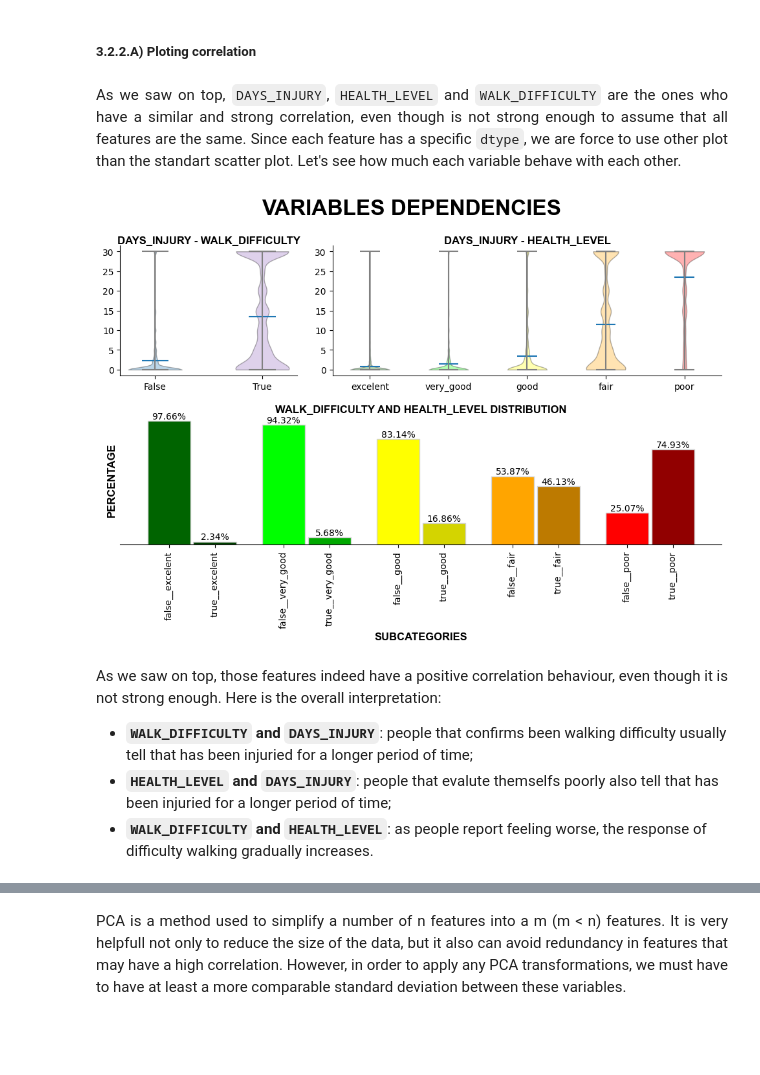
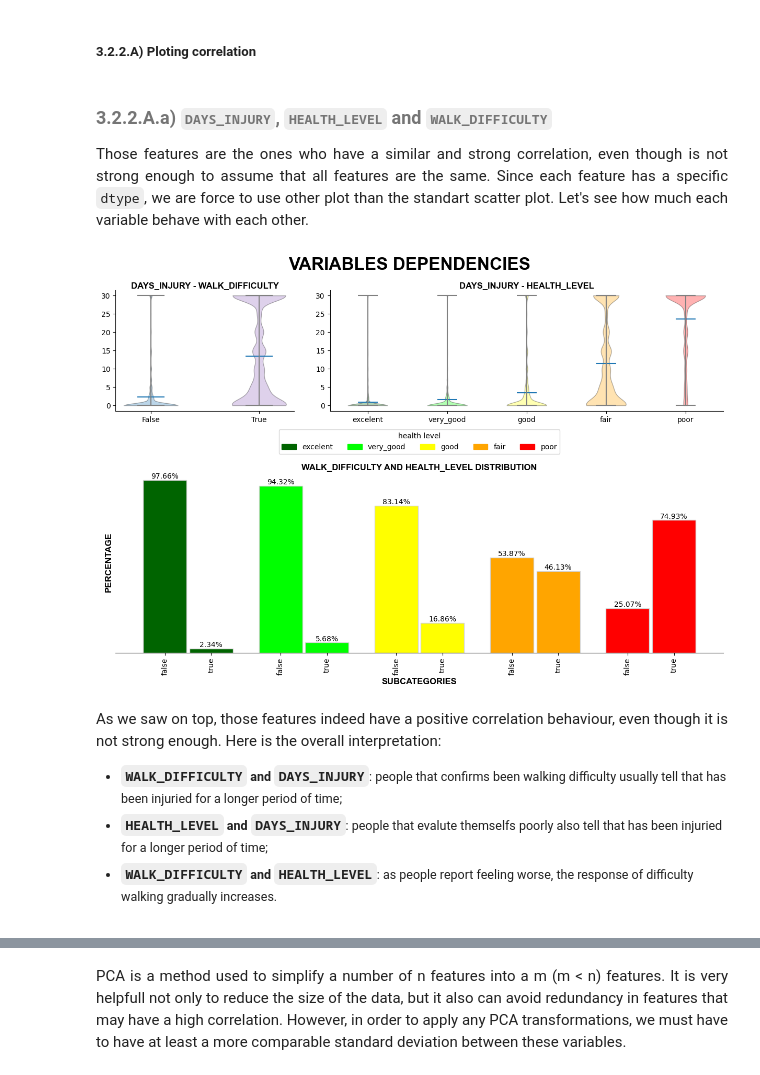
Before and after one commit to TulioInoue/diabetes_study, a Jupyter notebook: cleanning_data.ipynb, the cells around one changed output, grey strips where cells are left out. Cells and saved outputs as stored; diff of their text form; code cells hidden in the pictures; blank space fills up the shorter version.

```diff
--- a/cleanning_data.ipynb
+++ b/cleanning_data.ipynb
@@ -605,13 +622,16 @@ plt.show()
 # %% [markdown]
 ##### 3.2.2.A) Ploting correlation
 # %% [markdown]
-<p align="justify">As we saw on top, <code>DAYS_INJURY</code>, <code>HEALTH_LEVEL</code> and <code>WALK_DIFFICULTY</code> are the ones who have a similar and strong correlation, even though is not strong enough to assume that all features are the same. Since each feature has a specific <code>dtype</code>, we are force to use other plot than the standart scatter plot. Let's see how much each variable behave with each other.</p>
+###### <p style="font-size: 18px;">3.2.2.A.a) <code>DAYS_INJURY</code>, <code>HEALTH_LEVEL</code> and <code>WALK_DIFFICULTY</code> </p>
+
+<p align="justify">Those features are the ones who have a similar and strong correlation, even though is not strong enough to assume that all features are the same. Since each feature has a specific <code>dtype</code>, we are force to use other plot than the standart scatter plot. Let's see how much each variable behave with each other.</p>
 # %%
 fig, axs = plt.subplot_mosaic(
     mosaic = [["WALK_DIFFICULTY", "HEALTH_LEVEL", "HEALTH_LEVEL"], ["WALK_DIFFICULTY_HEALTH_LEVEL"]*3],
-    figsize = (12, 6),
+    figsize = (15, 9),
     gridspec_kw = {
-        "hspace": .3
+        "hspace": .4,
+        "height_ratios": [1, 1.5]
     }
 )
 
@@ -653,7 +673,7 @@ plotdf = dataset.group_by(
     by = ["HEALTH_LEVEL", "WALK_DIFFICULTY"]
 ).with_columns(
     (
-        pl.col("WALK_DIFFICULTY") + "__" + pl.col("HEALTH_LEVEL")
+        pl.col("WALK_DIFFICULTY") + "_" + pl.col("HEALTH_LEVEL")
     ).alias("WALK_DIFFICULTY_HEALTH_LEVEL"),
     (
         pl.col("TOTAL")/pl.col("TOTAL").sum().over("HEALTH_LEVEL")
@@ -668,42 +688,65 @@ plots.plot_bar(
     y_values = plotdf["PERCENTAGE"],
     title = {
         "text": "WALK_DIFFICULTY AND HEALTH_LEVEL DISTRIBUTION",
     },
     x_label = {
         "text": "SUBCATEGORIES",
     },
     y_label = {
         "text": "PERCENTAGE",
     },
-    colors =  ["darkgreen", "#004000", "lime", "#00A800", "yellow", "#D4D400", "orange", "#BD7A00", "red", "#910000"],
+    colors =  ["darkgreen", "darkgreen", "lime", "lime", "yellow", "yellow", "orange", "orange", "red", "red"],
     legends = plotdf["WALK_DIFFICULTY_HEALTH_LEVEL"],
     formater = "{:,.2%}",
     tooltip_align = "edge",
     width = .75
 )
 
 axs["WALK_DIFFICULTY_HEALTH_LEVEL"].tick_params(axis='x', labelrotation=90)
 
 axs["WALK_DIFFICULTY_HEALTH_LEVEL"].set_xticks(
     ticks = positions,
-    labels = plotdf["WALK_DIFFICULTY_HEALTH_LEVEL"]
+    labels = [walk_difficulty.split("_")[0] for walk_difficulty in plotdf["WALK_DIFFICULTY_HEALTH_LEVEL"]]
+)
+
+legend_info = {
+    "excelent": "darkgreen",
+    "very_good": "lime",
+    "good": "yellow",
+    "fair": "orange",
+    "poor": "red",
+}
+
+handles = [
+    mpatches.Patch(color = color, label = label)
+    for label, color in legend_info.items()
+]
+
+axs["WALK_DIFFICULTY_HEALTH_LEVEL"].legend(
+    handles = handles,
+    title = "health level",
+    bbox_to_anchor = (0.5, 1.25),
+    loc='upper center',
+    ncol = len(plotdf["HEALTH_LEVEL"].unique()),
 )
 
 plt.suptitle(
     t = "VARIABLES DEPENDENCIES",
     fontsize = 24,
     fontweight = "bold",
     fontfamily = "arial",
-    y = 1
+    y = .95
 )
 plt.show()
 # %% [output]
-[figure, old version]
+[figure, new version]
 # %% [markdown]
 <p align = "justify">As we saw on top, those features indeed have a positive correlation behaviour, even though it is not strong enough. Here is the overall interpretation:</p>
 
-<ul>
-    <li><b><code>WALK_DIFFICULTY</code> and <code>DAYS_INJURY</code></b>: people that confirms been walking difficulty usually tell that has been injuried for a longer period of time;</li>
-    <li><b><code>HEALTH_LEVEL</code> and <code>DAYS_INJURY</code></b>: people that evalute themselfs poorly also tell that has been injuried for a longer period of time;</li>
-    <li><b><code>WALK_DIFFICULTY</code> and <code>HEALTH_LEVEL</code></b>: as people report feeling worse, the response of difficulty walking gradually increases.</li>
-</ul>
+<small>
+    <ul>
+        <li><b><code>WALK_DIFFICULTY</code> and <code>DAYS_INJURY</code></b>: people that confirms been walking difficulty usually tell that has been injuried for a longer period of time;</li>
+        <li><b><code>HEALTH_LEVEL</code> and <code>DAYS_INJURY</code></b>: people that evalute themselfs poorly also tell that has been injuried for a longer period of time;</li>
+        <li><b><code>WALK_DIFFICULTY</code> and <code>HEALTH_LEVEL</code></b>: as people report feeling worse, the response of difficulty walking gradually increases.</li>
+    </ul>
+</small>
```
Also changed, not shown: parts of 26 cells of this notebook, 2 other files.
